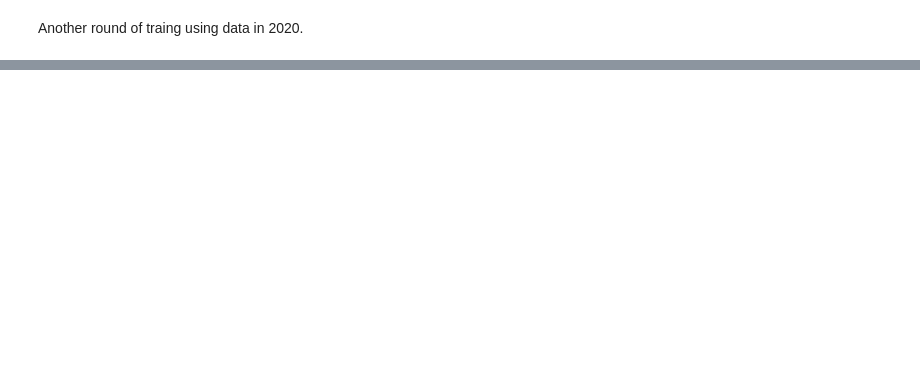
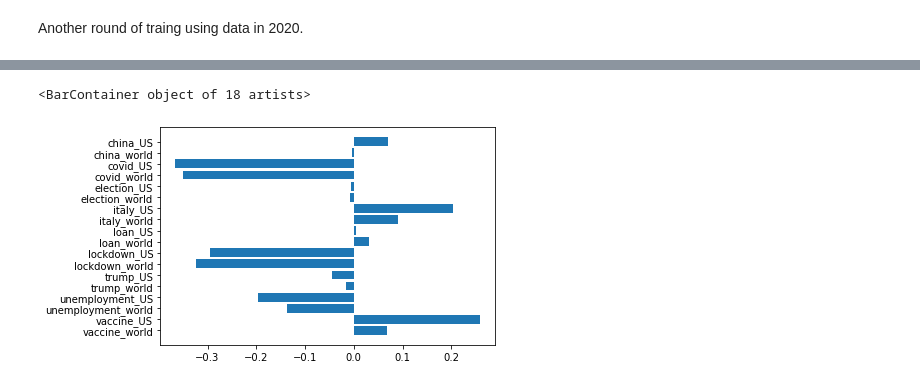
Before and after one commit to epfl-ada/ada-2020-project-milestone-p3-p3_adenosine-deaminase, a Jupyter notebook: p4.ipynb, the cells around one changed output, grey strips where cells are left out. Cells and saved outputs as stored; diff of their text form; code cells hidden in the pictures; blank space fills up the shorter version.

```diff
--- a/p4.ipynb
+++ b/p4.ipynb
@@ -620,0 +595,5 @@ stats.pearsonr(data_2020['new_deaths'], data_2020['healthcare'])
+# %%
+plt.barh(y=df_turnings['Features'], width=df_turnings['Period_2_ratio'])
+# %% [output]
+<BarContainer object of 18 artists>
+[figure, added]
```
Also changed, not shown: parts of 59 cells of this notebook, 11 other files.
